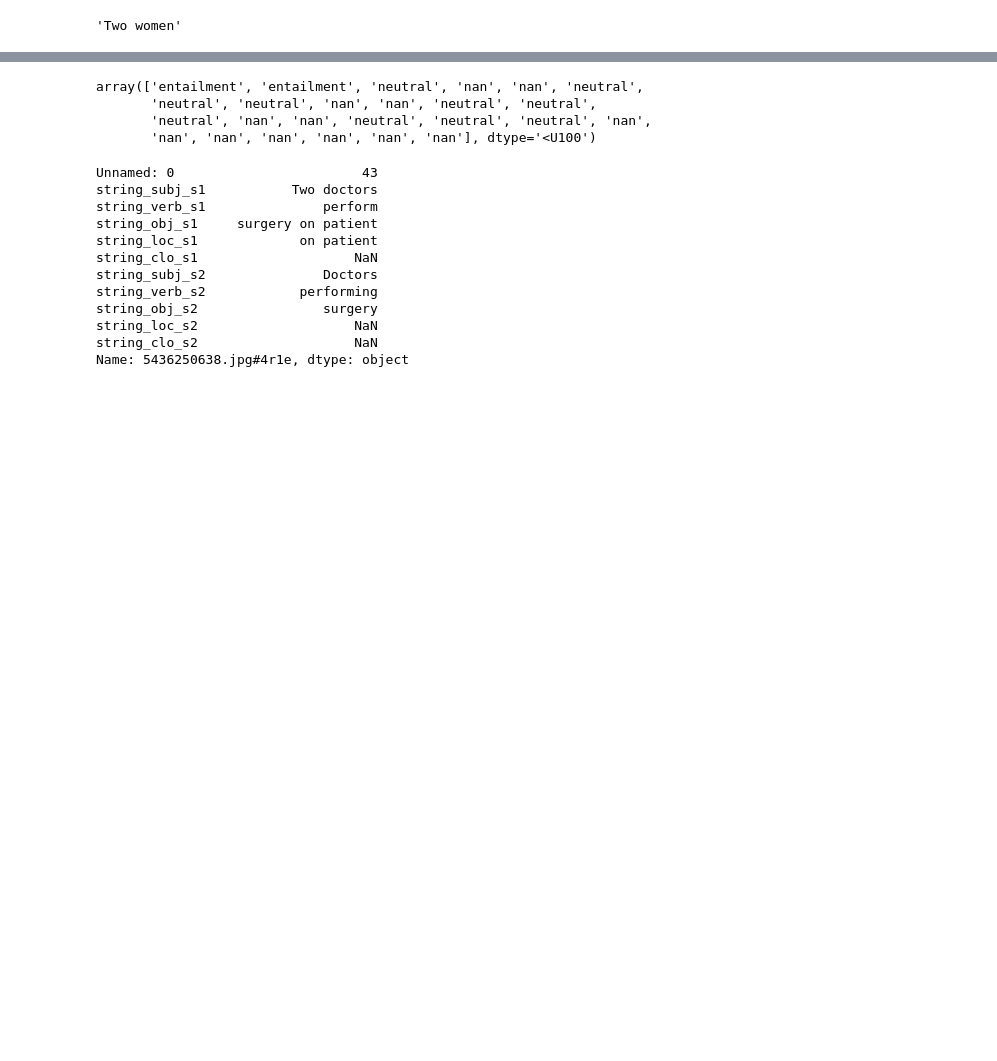
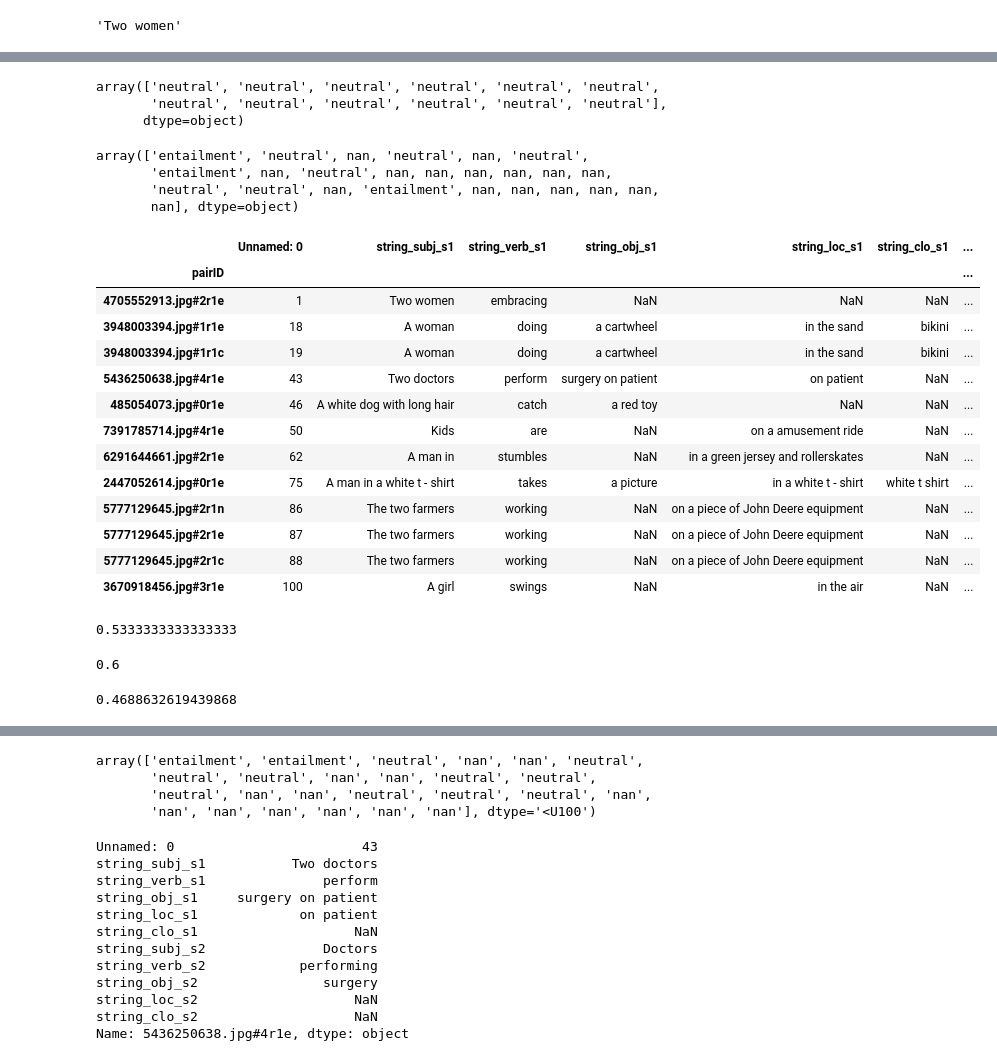
Before and after one commit to Marbr987/Hypothesis_Driven_Analysis_of_Self_Rationalising_Models, a Jupyter notebook: 04_BN_Explanations/generate_template_explanations.ipynb, the cells around one changed output, grey strips where cells are left out. Cells and saved outputs as stored; diff of their text form; code cells hidden in the pictures; blank space fills up the shorter version.

```diff
--- a/04_BN_Explanations/generate_template_explanations.ipynb
+++ b/04_BN_Explanations/generate_template_explanations.ipynb
@@ -46,12 +46,14 @@ def predict_y_from_z(z):
         res = z.apply(predict_y_from_z, axis=1)
         return res.to_numpy()
     else:
-        if all([z[i] == 'nan' or z[i] == 'neutral' for i in range(25)]):
-            return 'neutral'
+        if all([z[i] == 'nan' or pd.isnull(z[i]) or z[i] == 'entailment' for i in range(25)]):
+            return 'entailment'
         elif any(z == 'contradiction'):
             return 'contradiction'
+        elif any(z == 'neutral') and all(z != 'contradiction'):
+            return 'neutral'
         else:
-            return 'entailment'
+            raise ValueError(f"z can only have values 'entailment', 'contradiction', or 'neutral' but is {z}")
 # %%
 clf = list()
 for i in range(25):
@@ -79,18 +81,16 @@ not_nan = np.array(not_nan).T
 Initialise column indices and 'nan' values
 # %%
 z = np.empty((y_hat.shape[0], 25), dtype=np.dtype('U100'))
+
+z[:,:] = np.nan
 
 for i in range(25):
     z[not_nan[:,i], i] = clf[i].predict(dev_prepared[not_nan[:,i],:][:, cols[i]])
 
-for j in range(y_hat.shape[0]):
-    for i in range(25):
-        if z[j,i] == '':
-            z[j,i] = np.nan
-
 y_hat_pred = predict_y_from_z(z)
 # %%
 def generate_explanation(Z, subphrases):
+    y_hat_pred = predict_y_from_z(Z)
     pairs = [['subj_s1', 'subj_s2'], ['subj_s1', 'verb_s2'], ['subj_s1', 'obj_s2'], ['subj_s1', 'loc_s2'], ['subj_s1', 'clo_s2'],
              ['verb_s1', 'subj_s2'], ['verb_s1', 'verb_s2'], ['verb_s1', 'obj_s2'], ['verb_s1', 'loc_s2'], ['verb_s1', 'clo_s2'],
              ['obj_s1', 'subj_s2'], ['obj_s1', 'verb_s2'], ['obj_s1', 'obj_s2'], ['obj_s1', 'loc_s2'], ['obj_s1', 'clo_s2'],
@@ -107,22 +107,22 @@ def generate_explanation(Z, subphrases):
                  'loc_s2': 'the location of sentence 2',
                  'clo_s2': 'the clothing described in sentence 2',}
     reasons = list()
-    if all([Z[i] in ['neutral', 'nan'] for i in range(25)]):
+    if y_hat_pred == 'neutral':
         return 'The sentences are neutral'
     else:
         for i,z in enumerate(Z):
             if z == 'contradiction':
                 if i in (0, 6, 12, 18, 24):
-                    reasons += [f'{subphrases["string_" + pairs[i][0]]} is not the same as {subphrases["string_" + pairs[i][1]]}', ]
+                    reasons += [f'{subphrases["string_" + pairs[i][0]].lower()} is not the same as {subphrases["string_" + pairs[i][1]].lower()}', ]
                 else:
-                    reasons += [f'if {pairs_map[pairs[i][0]]} is {subphrases["string_" + pairs[i][0]]}, {pairs_map[pairs[i][1]]} cannot be {subphrases["string_" + pairs[i][1]]}', ]
+                    reasons += [f'if {pairs_map[pairs[i][0]]} is {subphrases["string_" + pairs[i][0]].lower()}, {pairs_map[pairs[i][1]]} cannot be {subphrases["string_" + pairs[i][1]].lower()}', ]
         if len(reasons) == 0:
             for i,z in enumerate(Z):
                 if z == 'entailment':
                     if i in (0, 6, 12, 18, 24):
-                        reasons += [f'{subphrases["string_" + pairs[i][0]]} is the same as {subphrases["string_" + pairs[i][1]]}', ]
+                        reasons += [f'{subphrases["string_" + pairs[i][0]].lower()} is the same as {subphrases["string_" + pairs[i][1]].lower()}', ]
                     else:
-                        reasons += [f'if {pairs_map[pairs[i][0]]} is {subphrases["string_" + pairs[i][0]]}, then {pairs_map[pairs[i][1]]} has to be {subphrases["string_" + pairs[i][1]]}', ]
+                        reasons += [f'if {pairs_map[pairs[i][0]]} is {subphrases["string_" + pairs[i][0]].lower()}, then {pairs_map[pairs[i][1]]} has to be {subphrases["string_" + pairs[i][1]].lower()}', ]
         return " and ".join(reasons)
 # %%
 for i in range(40):
@@ -151,0 +152,54 @@ TRUE: Two doctors is the same as Doctors and if the subject of sentence 1 is Two
+# %%
+human_z = pd.read_csv("manual_z_values.csv", sep=";").to_numpy()
+for i in range(human_z.shape[0]):
+    for j in range(human_z.shape[1]):
+        if human_z[i,j] == "n":
+            human_z[i,j] = "neutral"
+        elif human_z[i,j] == "e":
+            human_z[i,j] = "entailment"
+        elif human_z[i,j] == "c":
+            human_z[i,j] = "contradiction"
+
+y_hat_human_pred = predict_y_from_z(human_z)
+# %%
+y_hat_human_pred[np.where(y_hat[:30] != y_hat_human_pred)]
+# %% [output]
+array(['neutral', 'neutral', 'neutral', 'neutral', 'neutral', 'neutral',
+       'neutral', 'neutral', 'neutral', 'neutral', 'neutral', 'neutral'],
+      dtype=object)
+# %%
+human_z[18,:]
+# %% [output]
+array(['entailment', 'neutral', nan, 'neutral', nan, 'neutral',
+       'entailment', nan, 'neutral', nan, nan, nan, nan, nan, nan,
+       'neutral', 'neutral', nan, 'entailment', nan, nan, nan, nan, nan,
+       nan], dtype=object)
+# %%
+dev_subphrases.iloc[np.where(y_hat[:30] != y_hat_human_pred)]
+# %% [output]
+|  | Unnamed: 0 | string_subj_s1 | string_verb_s1 | string_obj_s1 | string_loc_s1 | string_clo_s1 | ... |
+| pairID |  |  |  |  |  |  | ... |
+| 4705552913.jpg#2r1e | 1 | Two women | embracing | NaN | NaN | NaN | ... |
+| 3948003394.jpg#1r1e | 18 | A woman | doing | a cartwheel | in the sand | bikini | ... |
+| 3948003394.jpg#1r1c | 19 | A woman | doing | a cartwheel | in the sand | bikini | ... |
+| 5436250638.jpg#4r1e | 43 | Two doctors | perform | surgery on patient | on patient | NaN | ... |
+| 485054073.jpg#0r1e | 46 | A white dog with long hair | catch | a red toy | NaN | NaN | ... |
+| 7391785714.jpg#4r1e | 50 | Kids | are | NaN | on a amusement ride | NaN | ... |
+| 6291644661.jpg#2r1e | 62 | A man in | stumbles | NaN | in a green jersey and rollerskates | NaN | ... |
+| 2447052614.jpg#0r1e | 75 | A man in a white t - shirt | takes | a picture | in a white t - shirt | white t shirt | ... |
+| 5777129645.jpg#2r1n | 86 | The two farmers | working | NaN | on a piece of John Deere equipment | NaN | ... |
+| 5777129645.jpg#2r1e | 87 | The two farmers | working | NaN | on a piece of John Deere equipment | NaN | ... |
+| 5777129645.jpg#2r1c | 88 | The two farmers | working | NaN | on a piece of John Deere equipment | NaN | ... |
+| 3670918456.jpg#3r1e | 100 | A girl | swings | NaN | in the air | NaN | ... |
+# %%
+np.mean(y_hat_pred[:30] == y_hat_human_pred)
+# %% [output]
+0.5333333333333333
+# %%
+np.mean(y_hat[:30] == y_hat_human_pred)
+# %% [output]
+0.6
+# %%
+np.mean(y_hat_pred == y_hat)
+# %% [output]
+0.4688632619439868
```
Also changed, not shown: parts of 4 cells of this notebook, 4 other files.
